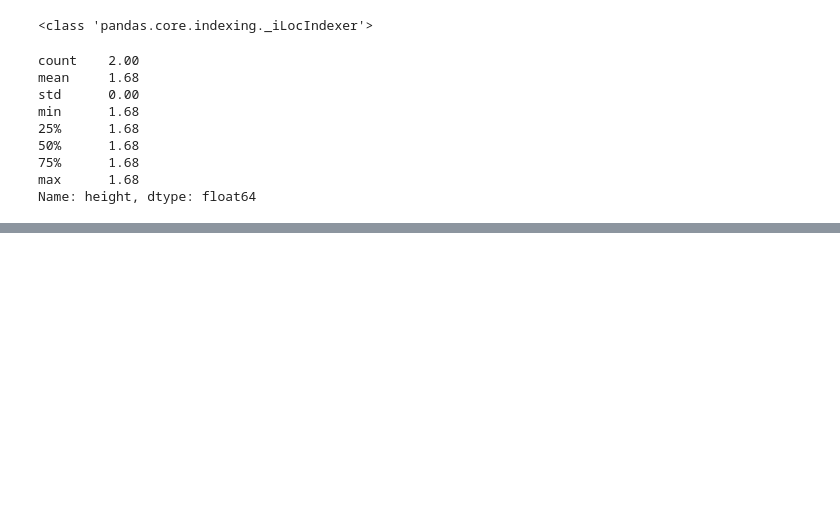
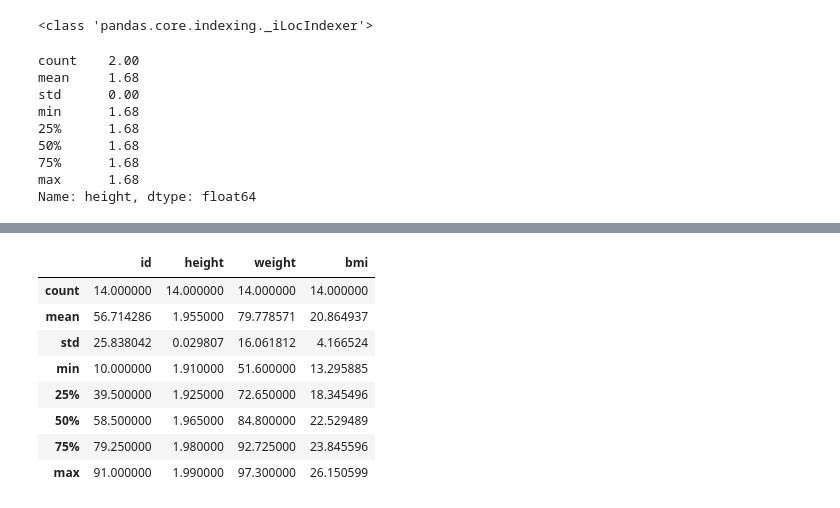
Before and after one commit to Javacream/org.javacream.training.python, a Jupyter notebook: data_analysis/pandas_primer.ipynb, the cells around one changed output, grey strips where cells are left out. Cells and saved outputs as stored; diff of their text form; code cells hidden in the pictures; blank space fills up the shorter version.

```diff
--- a/data_analysis/pandas_primer.ipynb
+++ b/data_analysis/pandas_primer.ipynb
@@ -324,0 +379,13 @@ Name: height, dtype: float64
+# %%
+tall_people_df = df[df['height'] > 1.90]
+tall_people_df.describe()
+# %% [output]
+|  | id | height | weight | bmi |
+| count | 14.000000 | 14.000000 | 14.000000 | 14.000000 |
+| mean | 56.714286 | 1.955000 | 79.778571 | 20.864937 |
+| std | 25.838042 | 0.029807 | 16.061812 | 4.166524 |
+| min | 10.000000 | 1.910000 | 51.600000 | 13.295885 |
+| 25% | 39.500000 | 1.925000 | 72.650000 | 18.345496 |
+| 50% | 58.500000 | 1.965000 | 84.800000 | 22.529489 |
+| 75% | 79.250000 | 1.980000 | 92.725000 | 23.845596 |
+| max | 91.000000 | 1.990000 | 97.300000 | 26.150599 |
```
Also changed, not shown: parts of 4 cells of this notebook.
